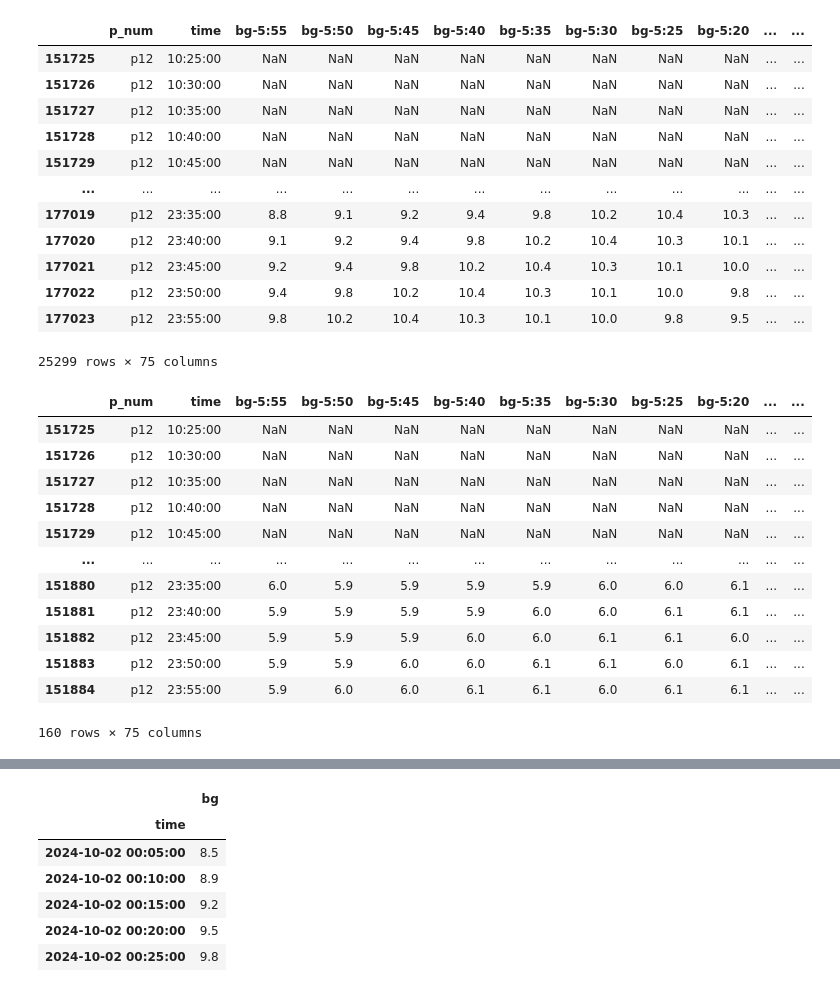
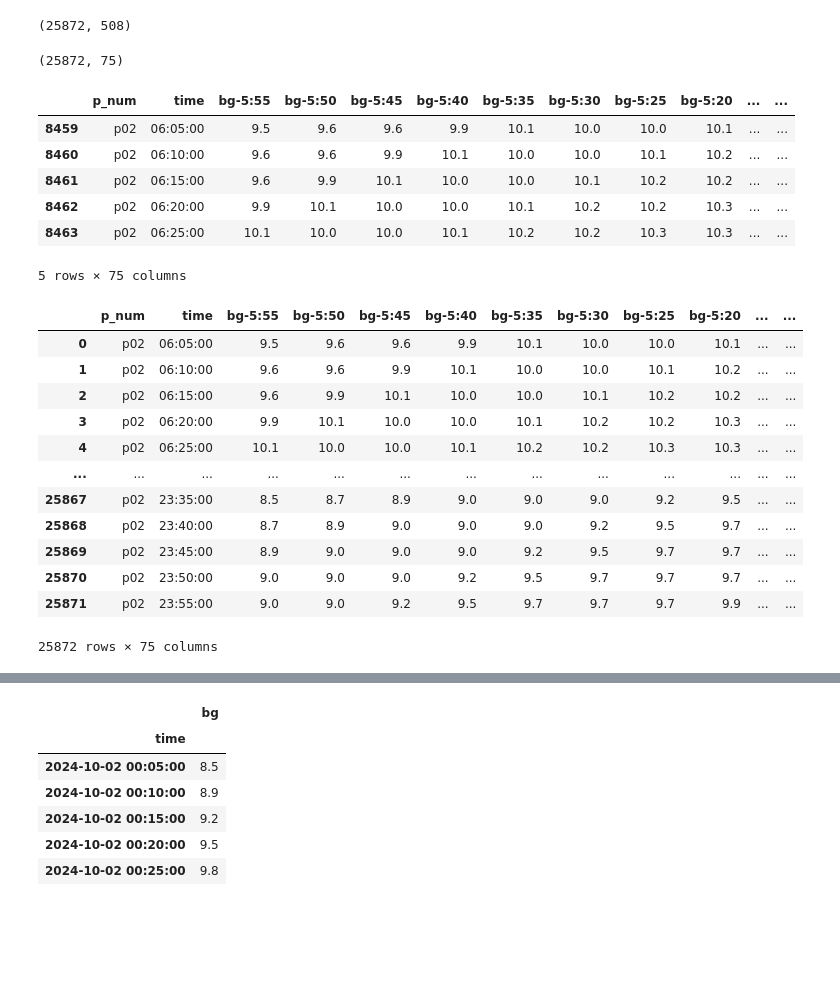
Before and after one commit to Ralo93/ts_glucose, a Jupyter notebook: notebooks/TS-Exploration.ipynb, the cells around one changed output, grey strips where cells are left out. Saved outputs shown, nothing was run; the diff lists cells and outputs as text; code cells hidden in the pictures; blank space fills up the shorter version.

```diff
--- a/notebooks/TS-Exploration.ipynb
+++ b/notebooks/TS-Exploration.ipynb
@@ -35,0 +37,13 @@ df.to_csv('../data/interim/p12.csv', index=True)  # Save to a CSV file
+# %%
+print(df.info())
+
+# Function to downcast float64 to float32
+# Downcast float64 columns to float32
+float64_cols = df.select_dtypes(include=['float64']).columns
+df[float64_cols] = df[float64_cols].astype(np.float32)
+
+# Convert object columns to category
+object_cols = df.select_dtypes(include=['object']).columns
+df[object_cols] = df[object_cols].astype('category')
+
+print(df.info())
@@ -40,8 +79,13 @@ AttributeError: 'DataFrame' object has no attribute 'time'
 # %%
 #p3 = df[df['p_num']=="p03"]
-df = df[df['p_num']=="p12"]
+patient = "p02"
+df_p = df[df['p_num']==patient]
+
+print(df_p.shape)
+# %% [output]
+(25872, 508)
 # %%
-p12.describe()
+df_p.describe()
 # List of columns to keep (as per your request)
 columns_to_keep = ['p_num', 'time', 'bg-5:55', 'bg-5:50', 'bg-5:45', 'bg-5:40',
                    'bg-5:35', 'bg-5:30', 'bg-5:25', 'bg-5:20', 'bg-5:15', 'bg-5:10',
@@ -58,25 +102,19 @@ columns_to_keep = ['p_num', 'time', 'bg-5:55', 'bg-5:50', 'bg-5:45', 'bg-5:40',
                    'bg-0:05', 'bg-0:00', 'bg+1:00']
 
 # Drop all columns except the ones in `columns_to_keep`
-p12 = p12[columns_to_keep]
+df_p = df_p[columns_to_keep]
 
-p12
-
-df = p12
+print(df_p.shape)
+# %% [output]
+(25872, 75)
 # %%
-p12
+df_p.head()
 # %% [output]
 |  | p_num | time | bg-5:55 | bg-5:50 | bg-5:45 | bg-5:40 | bg-5:35 | bg-5:30 | bg-5:25 | bg-5:20 | ... | ... |
-| 151725 | p12 | 10:25:00 | NaN | NaN | NaN | NaN | NaN | NaN | NaN | NaN | ... | ... |
-| 151726 | p12 | 10:30:00 | NaN | NaN | NaN | NaN | NaN | NaN | NaN | NaN | ... | ... |
-| 151727 | p12 | 10:35:00 | NaN | NaN | NaN | NaN | NaN | NaN | NaN | NaN | ... | ... |
-| 151728 | p12 | 10:40:00 | NaN | NaN | NaN | NaN | NaN | NaN | NaN | NaN | ... | ... |
-| 151729 | p12 | 10:45:00 | NaN | NaN | NaN | NaN | NaN | NaN | NaN | NaN | ... | ... |
-| ... | ... | ... | ... | ... | ... | ... | ... | ... | ... | ... | ... | ... |
-| 177019 | p12 | 23:35:00 | 8.8 | 9.1 | 9.2 | 9.4 | 9.8 | 10.2 | 10.4 | 10.3 | ... | ... |
-| 177020 | p12 | 23:40:00 | 9.1 | 9.2 | 9.4 | 9.8 | 10.2 | 10.4 | 10.3 | 10.1 | ... | ... |
-| 177021 | p12 | 23:45:00 | 9.2 | 9.4 | 9.8 | 10.2 | 10.4 | 10.3 | 10.1 | 10.0 | ... | ... |
-| 177022 | p12 | 23:50:00 | 9.4 | 9.8 | 10.2 | 10.4 | 10.3 | 10.1 | 10.0 | 9.8 | ... | ... |
-| 177023 | p12 | 23:55:00 | 9.8 | 10.2 | 10.4 | 10.3 | 10.1 | 10.0 | 9.8 | 9.5 | ... | ... |
+| 8459 | p02 | 06:05:00 | 9.5 | 9.6 | 9.6 | 9.9 | 10.1 | 10.0 | 10.0 | 10.1 | ... | ... |
+| 8460 | p02 | 06:10:00 | 9.6 | 9.6 | 9.9 | 10.1 | 10.0 | 10.0 | 10.1 | 10.2 | ... | ... |
+| 8461 | p02 | 06:15:00 | 9.6 | 9.9 | 10.1 | 10.0 | 10.0 | 10.1 | 10.2 | 10.2 | ... | ... |
+| 8462 | p02 | 06:20:00 | 9.9 | 10.1 | 10.0 | 10.0 | 10.1 | 10.2 | 10.2 | 10.3 | ... | ... |
+| 8463 | p02 | 06:25:00 | 10.1 | 10.0 | 10.0 | 10.1 | 10.2 | 10.2 | 10.3 | 10.3 | ... | ... |
-25299 rows × 75 columns
+5 rows × 75 columns
 # %%
@@ -84,17 +122,17 @@ p12.to_csv('../data/interim/p12_clean.csv', index=False)  # Save to a CSV file
 # %%
-first_day_df = p12[0:160]
-first_day_df
+df_p = pd.read_csv(f'../data/interim/all_patients_full/p_{patient}clean.csv')
+df_p
 # %% [output]
 |  | p_num | time | bg-5:55 | bg-5:50 | bg-5:45 | bg-5:40 | bg-5:35 | bg-5:30 | bg-5:25 | bg-5:20 | ... | ... |
-| 151725 | p12 | 10:25:00 | NaN | NaN | NaN | NaN | NaN | NaN | NaN | NaN | ... | ... |
-| 151726 | p12 | 10:30:00 | NaN | NaN | NaN | NaN | NaN | NaN | NaN | NaN | ... | ... |
-| 151727 | p12 | 10:35:00 | NaN | NaN | NaN | NaN | NaN | NaN | NaN | NaN | ... | ... |
-| 151728 | p12 | 10:40:00 | NaN | NaN | NaN | NaN | NaN | NaN | NaN | NaN | ... | ... |
-| 151729 | p12 | 10:45:00 | NaN | NaN | NaN | NaN | NaN | NaN | NaN | NaN | ... | ... |
+| 0 | p02 | 06:05:00 | 9.5 | 9.6 | 9.6 | 9.9 | 10.1 | 10.0 | 10.0 | 10.1 | ... | ... |
+| 1 | p02 | 06:10:00 | 9.6 | 9.6 | 9.9 | 10.1 | 10.0 | 10.0 | 10.1 | 10.2 | ... | ... |
+| 2 | p02 | 06:15:00 | 9.6 | 9.9 | 10.1 | 10.0 | 10.0 | 10.1 | 10.2 | 10.2 | ... | ... |
+| 3 | p02 | 06:20:00 | 9.9 | 10.1 | 10.0 | 10.0 | 10.1 | 10.2 | 10.2 | 10.3 | ... | ... |
+| 4 | p02 | 06:25:00 | 10.1 | 10.0 | 10.0 | 10.1 | 10.2 | 10.2 | 10.3 | 10.3 | ... | ... |
 | ... | ... | ... | ... | ... | ... | ... | ... | ... | ... | ... | ... | ... |
-| 151880 | p12 | 23:35:00 | 6.0 | 5.9 | 5.9 | 5.9 | 5.9 | 6.0 | 6.0 | 6.1 | ... | ... |
-| 151881 | p12 | 23:40:00 | 5.9 | 5.9 | 5.9 | 5.9 | 6.0 | 6.0 | 6.1 | 6.1 | ... | ... |
-| 151882 | p12 | 23:45:00 | 5.9 | 5.9 | 5.9 | 6.0 | 6.0 | 6.1 | 6.1 | 6.0 | ... | ... |
-| 151883 | p12 | 23:50:00 | 5.9 | 5.9 | 6.0 | 6.0 | 6.1 | 6.1 | 6.0 | 6.1 | ... | ... |
-| 151884 | p12 | 23:55:00 | 5.9 | 6.0 | 6.0 | 6.1 | 6.1 | 6.0 | 6.1 | 6.1 | ... | ... |
+| 25867 | p02 | 23:35:00 | 8.5 | 8.7 | 8.9 | 9.0 | 9.0 | 9.0 | 9.2 | 9.5 | ... | ... |
+| 25868 | p02 | 23:40:00 | 8.7 | 8.9 | 9.0 | 9.0 | 9.0 | 9.2 | 9.5 | 9.7 | ... | ... |
+| 25869 | p02 | 23:45:00 | 8.9 | 9.0 | 9.0 | 9.0 | 9.2 | 9.5 | 9.7 | 9.7 | ... | ... |
+| 25870 | p02 | 23:50:00 | 9.0 | 9.0 | 9.0 | 9.2 | 9.5 | 9.7 | 9.7 | 9.7 | ... | ... |
+| 25871 | p02 | 23:55:00 | 9.0 | 9.0 | 9.2 | 9.5 | 9.7 | 9.7 | 9.7 | 9.9 | ... | ... |
-160 rows × 75 columns
+25872 rows × 75 columns
```
Also changed, not shown: parts of 21 cells of this notebook, 12 other files.
